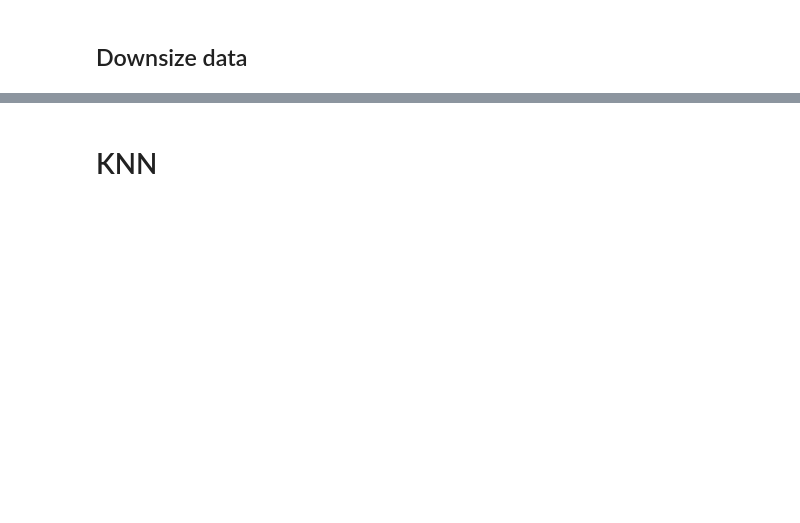
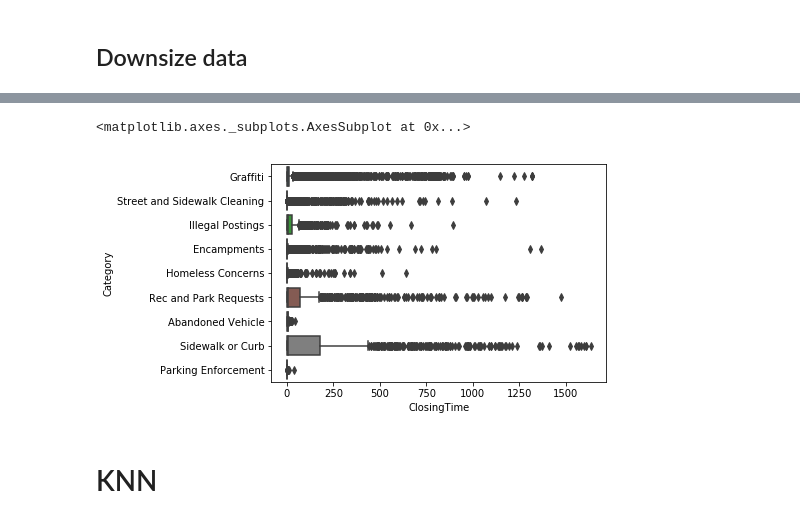
Before and after one commit to bpchivers/msds694_project, a Jupyter notebook: Predictions_Lou.ipynb, the cells around one changed output, grey strips where cells are left out. Cells and saved outputs as stored; diff of their text form; code cells hidden in the pictures; blank space fills up the shorter version.

```diff
--- a/Predictions_Lou.ipynb
+++ b/Predictions_Lou.ipynb
@@ -41,3 +81,17 @@ small_data.head()
+# %%
+top_categories = ["Street and Sidewalk Cleaning", "Graffiti", "Encampments",
+                 "Abandoned Vehicle", "Homeless Concerns", "Illegal Postings",
+                  "Rec and Park Requests", "Parking Enforcement", "Parking Enforcement",
+                  "Sidewalk or Curb"]
+
+top_small_data = small_data[small_data["Category"].isin(top_categories, )]
+
+sns.boxplot(x="ClosingTime", y="Category", data=top_small_data)
+
+# the boxplot is still bad. Thus, we turn to statistical methods
+# %% [output]
+<matplotlib.axes._subplots.AxesSubplot at 0x...>
+[figure, added]
 # %%
 from sklearn.model_selection import train_test_split
 # %%
```
Also changed, not shown: parts of 15 cells of this notebook.
